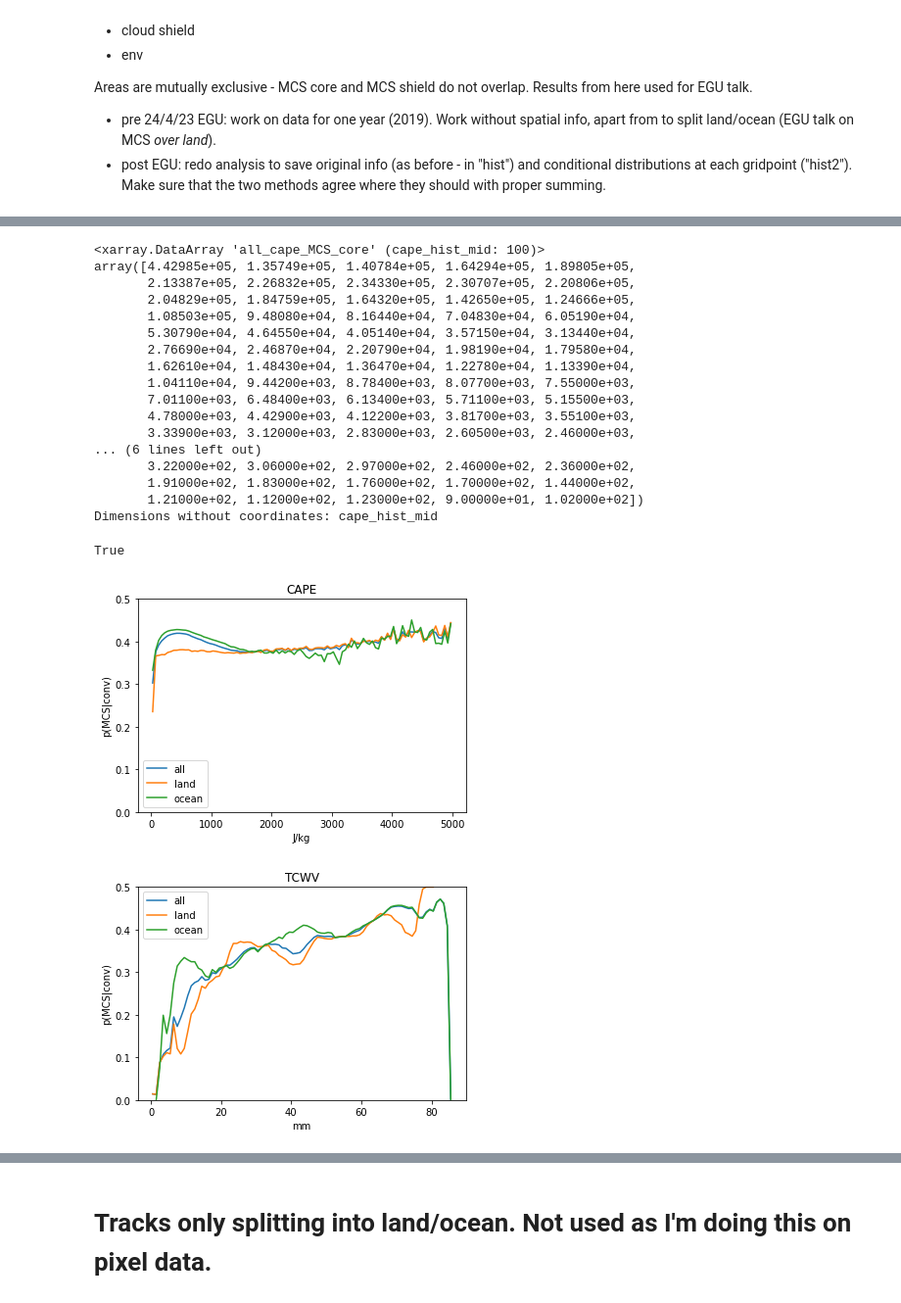
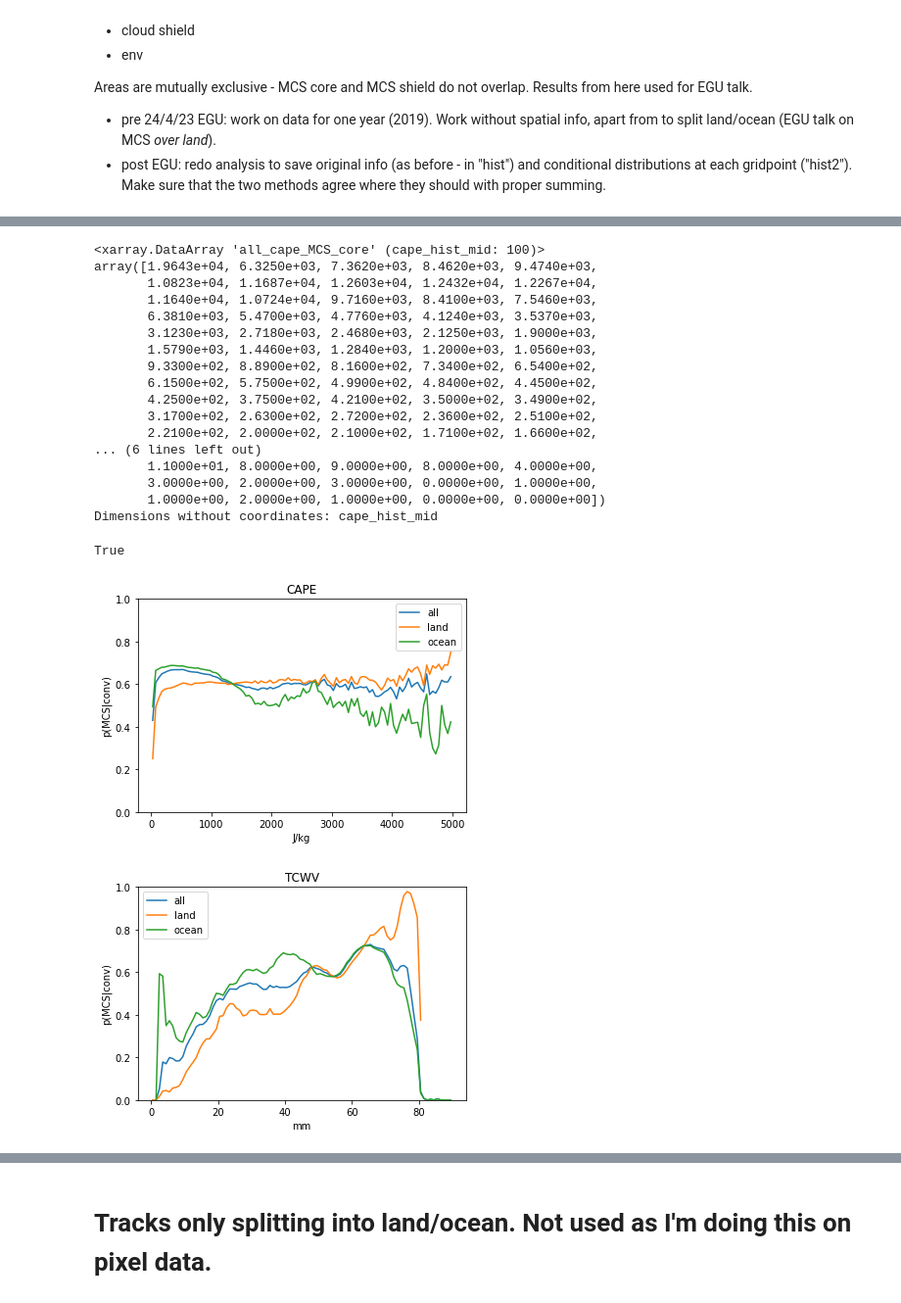
Before and after one commit to markmuetz/mcs_prime, a Jupyter notebook: ctrl/notebooks/dev/conditional_dist_exploratory.ipynb, the cells around one changed output, grey strips where cells are left out. Shown at 98% size. Cells and saved outputs as stored; diff of their text form; code cells hidden in the pictures.

Commit message:
Note books to use the updated remakefiles/output files.

```diff
--- a/ctrl/notebooks/dev/conditional_dist_exploratory.ipynb
+++ b/ctrl/notebooks/dev/conditional_dist_exploratory.ipynb
@@ -100,6 +123,6 @@ array([4.42985e+05, 1.35749e+05, 1.40784e+05, 1.64294e+05, 1.89805e+05,
 Dimensions without coordinates: cape_hist_mid
 # %%
-paths = [t.outputs['hist'] for t in era5_hists.ConditionalERA5Hist.tasks]
+paths = [t.outputs['hist'] for t in era5_hists.ConditionalERA5HistHourly.tasks]
 paths = [p for p in paths if p.exists()]
 paths
 # %% [output]
@@ -115,7 +139,7 @@ paths
  PosixPath('/gws/nopw/j04/mcs_prime/mmuetz/data/mcs_prime_output/conditional_era5_histograms/2020/hourly_hist_2020_11.nc'),
  PosixPath('/gws/nopw/j04/mcs_prime/mmuetz/data/mcs_prime_output/conditional_era5_histograms/2020/hourly_hist_2020_12.nc')]
 # %%
-ds = xr.open_dataset(paths[0])
+ds = xr.open_mfdataset(paths)
 # %%
 ds
 # %% [output]
@@ -140,42 +164,46 @@ Dimensions:                       (time: 726, cape_hist_mid: 100,
 ds.all_cape_MCS_core.sum(dim='time')
 # %% [output]
 <xarray.DataArray 'all_cape_MCS_core' (cape_hist_mid: 100)>
-array([4.42985e+05, 1.35749e+05, 1.40784e+05, 1.64294e+05, 1.89805e+05,
-       2.13387e+05, 2.26832e+05, 2.34330e+05, 2.30707e+05, 2.20806e+05,
-       2.04829e+05, 1.84759e+05, 1.64320e+05, 1.42650e+05, 1.24666e+05,
-       1.08503e+05, 9.48080e+04, 8.16440e+04, 7.04830e+04, 6.05190e+04,
-       5.30790e+04, 4.64550e+04, 4.05140e+04, 3.57150e+04, 3.13440e+04,
-       2.76690e+04, 2.46870e+04, 2.20790e+04, 1.98190e+04, 1.79580e+04,
-       1.62610e+04, 1.48430e+04, 1.36470e+04, 1.22780e+04, 1.13390e+04,
-       1.04110e+04, 9.44200e+03, 8.78400e+03, 8.07700e+03, 7.55000e+03,
-       7.01100e+03, 6.48400e+03, 6.13400e+03, 5.71100e+03, 5.15500e+03,
-       4.78000e+03, 4.42900e+03, 4.12200e+03, 3.81700e+03, 3.55100e+03,
-       3.33900e+03, 3.12000e+03, 2.83000e+03, 2.60500e+03, 2.46000e+03,
+array([1.9643e+04, 6.3250e+03, 7.3620e+03, 8.4620e+03, 9.4740e+03,
+       1.0823e+04, 1.1687e+04, 1.2603e+04, 1.2432e+04, 1.2267e+04,
+       1.1640e+04, 1.0724e+04, 9.7160e+03, 8.4100e+03, 7.5460e+03,
+       6.3810e+03, 5.4700e+03, 4.7760e+03, 4.1240e+03, 3.5370e+03,
+       3.1230e+03, 2.7180e+03, 2.4680e+03, 2.1250e+03, 1.9000e+03,
+       1.5790e+03, 1.4460e+03, 1.2840e+03, 1.2000e+03, 1.0560e+03,
+       9.3300e+02, 8.8900e+02, 8.1600e+02, 7.3400e+02, 6.5400e+02,
+       6.1500e+02, 5.7500e+02, 4.9900e+02, 4.8400e+02, 4.4500e+02,
+       4.2500e+02, 3.7500e+02, 4.2100e+02, 3.5000e+02, 3.4900e+02,
+       3.1700e+02, 2.6300e+02, 2.7200e+02, 2.3600e+02, 2.5100e+02,
+       2.2100e+02, 2.0000e+02, 2.1000e+02, 1.7100e+02, 1.6600e+02,
 ... (6 lines left out)
-       3.22000e+02, 3.06000e+02, 2.97000e+02, 2.46000e+02, 2.36000e+02,
-       1.91000e+02, 1.83000e+02, 1.76000e+02, 1.70000e+02, 1.44000e+02,
-       1.21000e+02, 1.12000e+02, 1.23000e+02, 9.00000e+01, 1.02000e+02])
+       1.1000e+01, 8.0000e+00, 9.0000e+00, 8.0000e+00, 4.0000e+00,
+       3.0000e+00, 2.0000e+00, 3.0000e+00, 0.0000e+00, 1.0000e+00,
+       1.0000e+00, 2.0000e+00, 1.0000e+00, 0.0000e+00, 0.0000e+00])
 Dimensions without coordinates: cape_hist_mid
 # %%
 (ds2.cape_MCS_core.sum(dim=['latitude', 'longitude']).values == ds.all_cape_MCS_core.sum(dim='time').values).all()
 # %% [output]
 True
 # %%
+hists = {}
+
 for v in ['cape', 'tcwv']:
     plt.figure()
     plt.title(v.upper())
     for reg in ['all', 'land', 'ocean']:
         d1 = ds[f'{reg}_{v}_MCS_core'].sum(dim='time').values
         d2 = ds[f'{reg}_{v}_cloud_core'].sum(dim='time').values
+        d = d1 / (d1 + d2)
+        hists[(v, reg)] = d
 
-        plt.plot(ds[f'{v}_hist_mids'].values, d1 / (d1 + d2), label=reg)
+        plt.plot(ds[f'{v}_hist_mids'].values, d, label=reg)
     if v == 'cape':
         plt.xlabel('J/kg')
     elif v == 'tcwv':
         plt.xlabel('mm')
     plt.ylabel('p(MCS|conv)')
-    plt.ylim((0, 0.5))
+    plt.ylim((0, 1))
     plt.legend()
 # %% [output]
-[figure, old version]
+[figure, new version]
-[figure, old version]
+[figure, new version]
```
Also changed, not shown: parts of 38 cells of this notebook, 3 other files.
